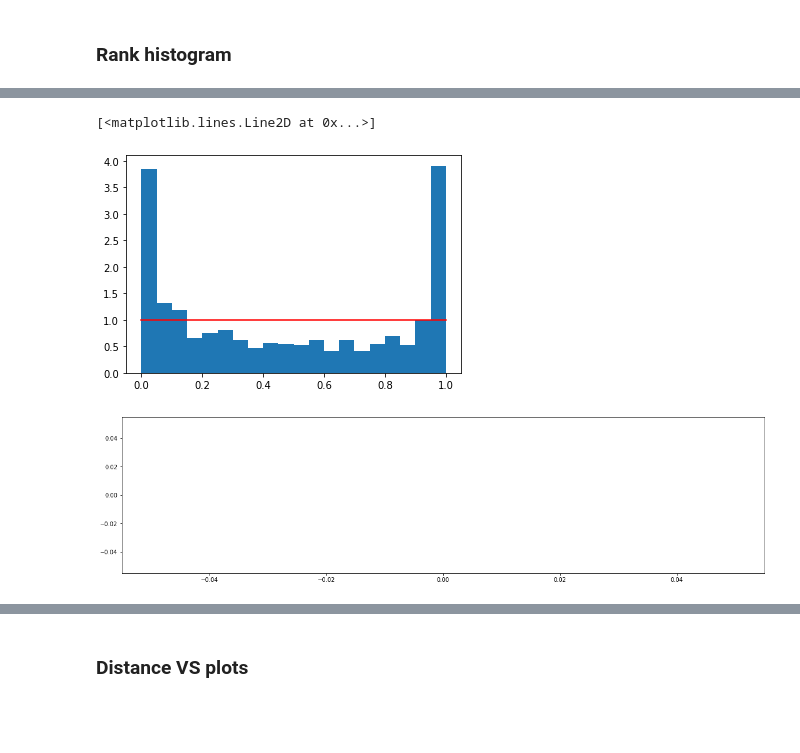
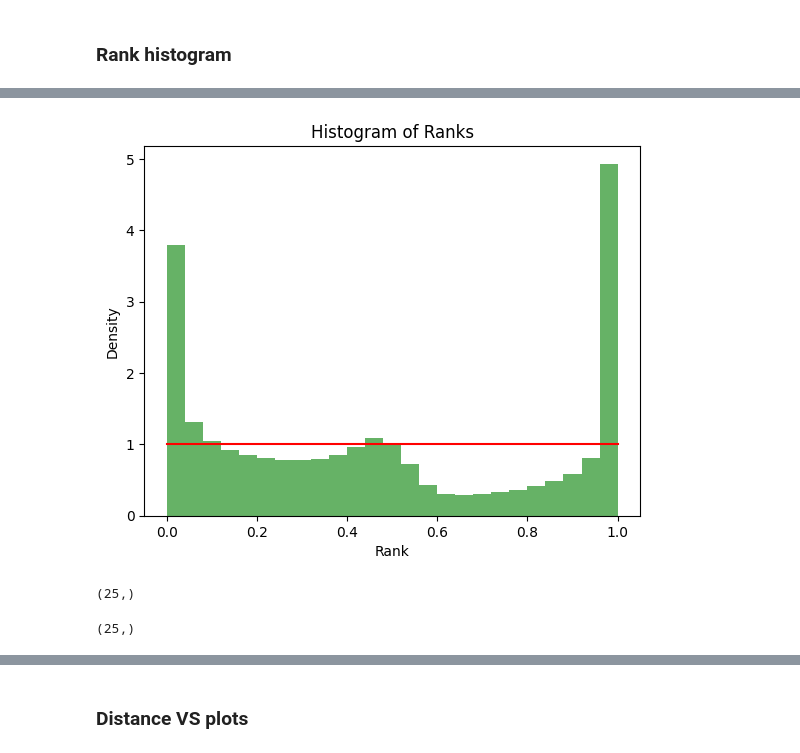
Before and after one commit to Huk-David/SpaDep_VCop, a Jupyter notebook: body/Diagnostic_VAEGAN.ipynb, the cells around one changed output, grey strips where cells are left out. Drawn from its saved outputs; the diff is of its cells as text; code cells hidden in the pictures; blank space fills up the shorter version.

Commit message:
optimising robustness and diagnosing vaegan 100 sims

```diff
--- a/body/Diagnostic_VAEGAN.ipynb
+++ b/body/Diagnostic_VAEGAN.ipynb
@@ -151,3 +161,0 @@ day_subset = np.random.choice(range(len(GNM_output['target_rain'])),size=256,rep
-# %%
-all_sims = np.array([np.array([GNM_output['pred_rain_ensemble'][d][i[0]][i[1]] for i in indexes_land]) for d in tqdm(day_subset) ])
-# all_sims[day,loc,sim]
@@ -497,0 +568,9 @@ np.mean(Energy_diagnostic)
+# %%
+Energy_diagnostic = []
+for day in tqdm(range(GNM_output['pred_rain_ensemble'].shape[0])):
+    Energy_diagnostic.append(Energy_Score(0.5,tt(GNM_output['target_rain'][day][indices_i, indices_j]).unsqueeze(0),
+                                          tt(GNM_output['pred_rain_ensemble'][day][indices_i, indices_j]).T.to(dtype=torch.float32)))
+
+plt.scatter(range(len(Energy_diagnostic)),Energy_diagnostic)
+print(np.mean(Energy_diagnostic))
+#np.save('SR_energy_VAEGAN_testset.npy', Energy_diagnostic)
@@ -528,13 +610,3 @@ for i,d in tqdm(enumerate(range(256))):
 plt.plot(Variogram_diagnostic)
 # %% [markdown]
 ### Rank histogram
-# %%
-# Comparing samples against observed to get ranks
-ranks = []
-for d,day in tqdm(enumerate(day_subset)):
-    ranks.append(np.mean(
-        (all_sims[d,:,:]+np.random.uniform(low=-0.0001,high=0.0001,size=all_sims[d,:,:].shape))
-        <(all_obs[d]+np.random.uniform(low=-0.0001,high=0.0001,size=4302)).reshape(-1,1)
-        ,axis=1))
-
-ranks = np.array(ranks)
@@ -544,0 +627,10 @@ ranks = np.array(ranks)
+# %%
+# Comparing samples against observed to get ranks
+ranks = []
+for day in tqdm(range(GNM_output['pred_rain_ensemble'].shape[0])):
+    ranks.append(
+        (np.tile(
+            GNM_output['target_rain'][day][indices_i, indices_j],(100,1)
+            )+np.random.uniform(-1e-6,1e-6,(100, 4302)) > GNM_output['pred_rain_ensemble'][day][indices_i, indices_j].T
+            ).mean(0))
+ranks = np.array(ranks)
@@ -549,13 +643,12 @@ ranks.shape
 # %%
-plt.hist((ranks).flatten(),bins=20,density=True)
+counts, bin_edges = np.histogram(ranks.flatten(), bins=25, density=True)
+
+plt.hist(ranks.flatten(), bins=25, density=True, alpha=0.6, color='g')
 #line at y=1
 plt.plot([0,1],[1,1],color='red')
+plt.xlabel('Rank')
+plt.ylabel('Density')
+plt.title('Histogram of Ranks')
+plt.show()
 # %% [output]
-[<matplotlib.lines.Line2D at 0x...>]
-[figure, old version]
+[figure, new version]
-# %%
-plt.figure(figsize=(20,5))
-plt.scatter( range(len(obs_u_all)),obs_u_all,s=0.000005)
-plt.show()
-# %% [output]
-[figure, removed]
@@ -580,0 +655,9 @@ plt.show()
+# %%
+counts.shape
+# %% [output]
+(25,)
+# %%
+np.log([6.93139183, 0.5285968 , 0.42249608, 0.38479105, 0.37226054, 0.36413387, 0.35319237, 0.34742652, 0.34565591, 0.34638231, 0.34872044, 0.36218165, 0.38218053, 0.39632275, 0.40476722, 0.42288198, 0.43212096, 0.4475117 , 0.47736245, 0.51023234, 0.56221579, 0.65403809, 0.76690348, 0.97772021, 7.45851312]
+).shape
+# %% [output]
+(25,)
```
Also changed, not shown: parts of 42 cells of this notebook, 1 other file.
